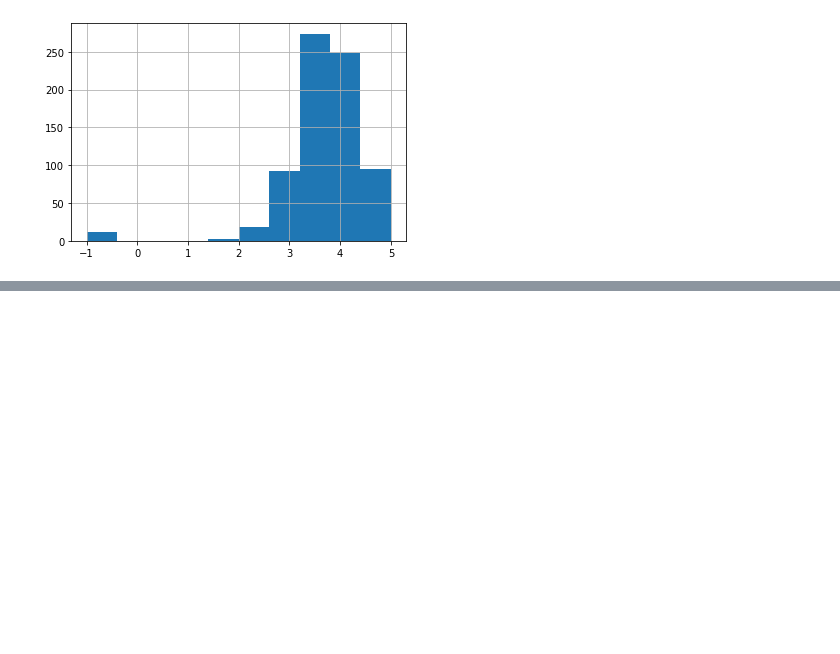
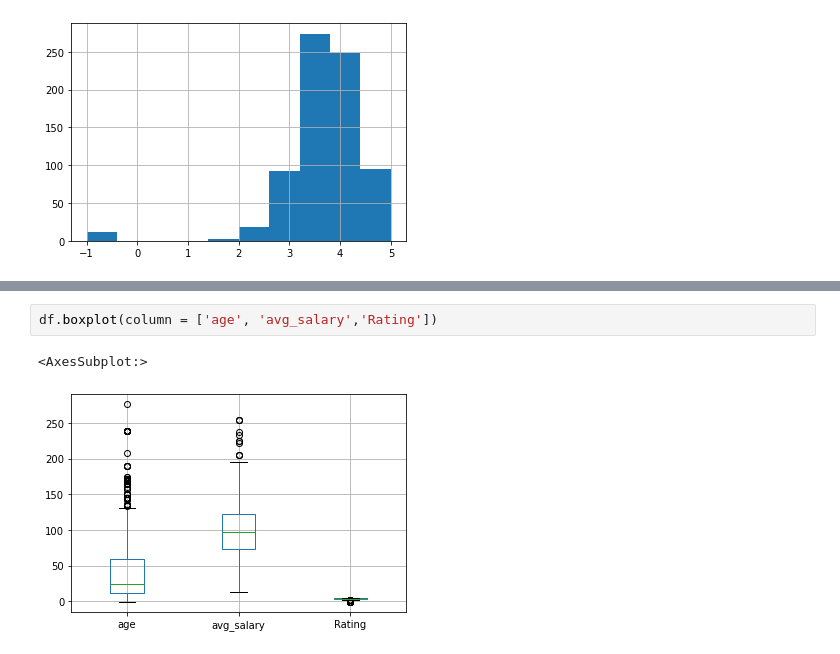
Before and after one commit to MarioRashadHUB/ds_project_refresh, a Jupyter notebook: data_eda.ipynb, the cells around one changed output, grey strips where cells are left out. Cells and saved outputs as stored; diff of their text form; blank space fills up the shorter version.

```diff
--- a/data_eda.ipynb
+++ b/data_eda.ipynb
@@ -236,0 +252,5 @@ df.Rating.hist()
+# %%
+df.boxplot(column = ['age', 'avg_salary','Rating'])
+# %% [output]
+<AxesSubplot:>
+[figure, added]
```
Also changed, not shown: parts of 17 cells of this notebook.
